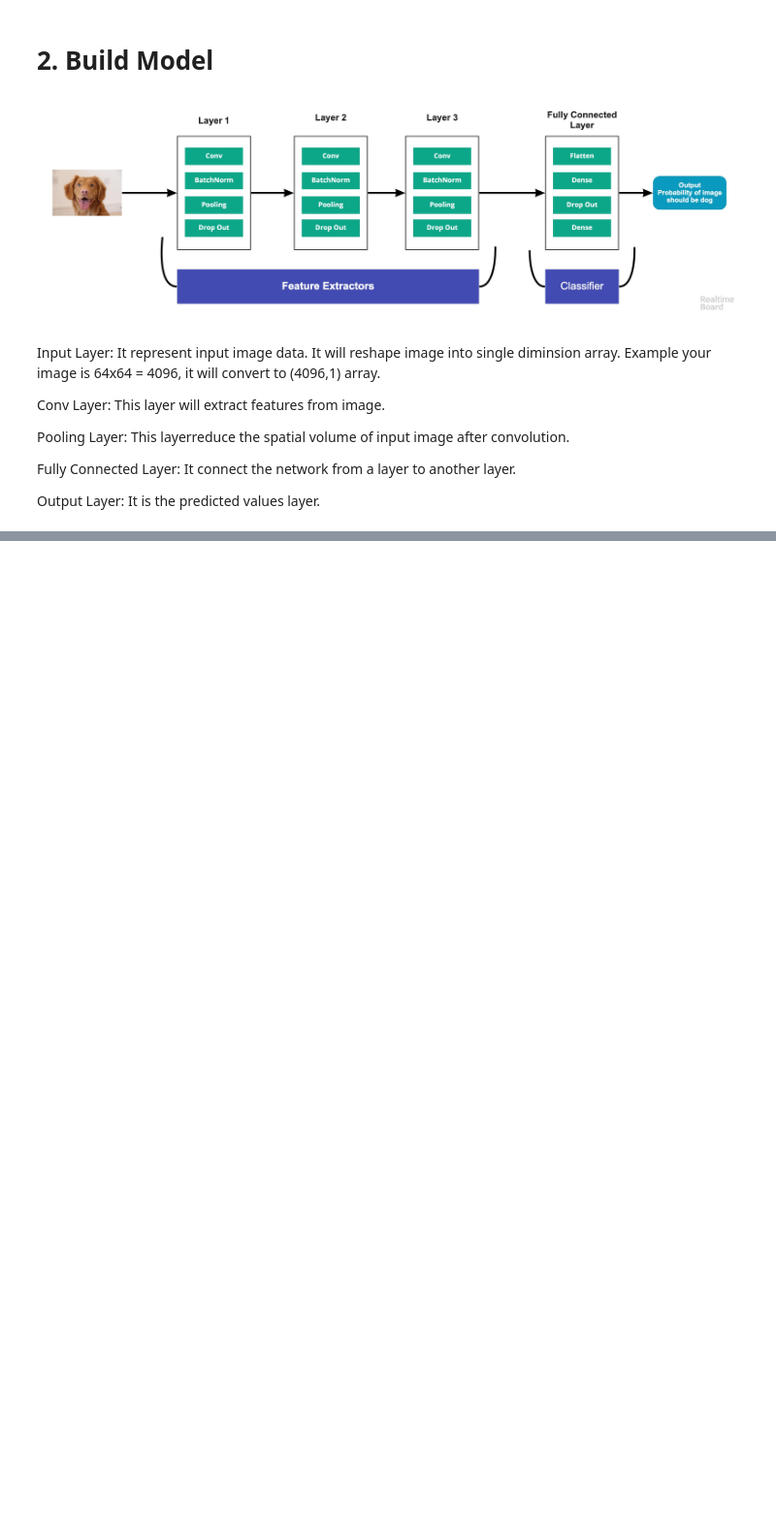
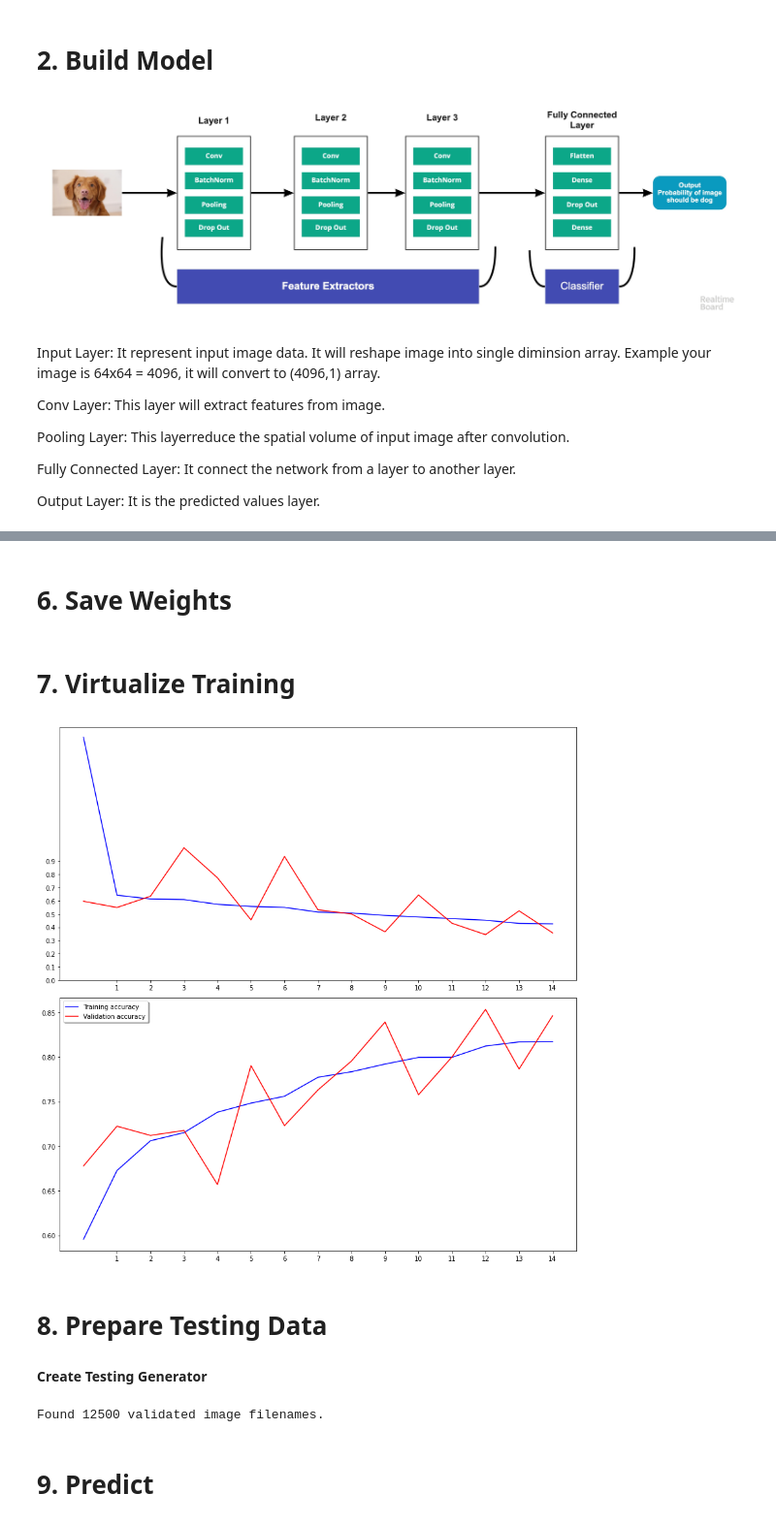
Before and after one commit to Heba-Atef99/Cats_VS_Dogs, a Jupyter notebook: Cats_vs_Dogs.ipynb, the cells around one changed output, grey strips where cells are left out. Shown at 97% size. Drawn from its saved outputs; the diff is of its cells as text; code cells hidden in the pictures; blank space fills up the shorter version.

```diff
--- a/Cats_vs_Dogs.ipynb
+++ b/Cats_vs_Dogs.ipynb
@@ -200,0 +305,4 @@ Creating a model: [link](https://pyimagesearch.com/2019/10/28/3-ways-to-create-a
+# %%
+total_train = train_df.shape[0]
+total_validate = validate_df.shape[0]
+batch_size = 15
@@ -200,0 +379,10 @@ Creating a model: [link](https://pyimagesearch.com/2019/10/28/3-ways-to-create-a
+# %%
+_epochs = 15 if FAST_RUN else 50
+history = model.fit(
+    train_generator,
+    epochs=_epochs,
+    validation_data=validate_generator,
+    validation_steps=total_validate//batch_size,
+    steps_per_epoch=total_train//batch_size,
+    callbacks=callbacks
+)
@@ -200,0 +408,2 @@ Creating a model: [link](https://pyimagesearch.com/2019/10/28/3-ways-to-create-a
+# %% [markdown]
+# 6. Save Weights
@@ -200,0 +412,20 @@ Creating a model: [link](https://pyimagesearch.com/2019/10/28/3-ways-to-create-a
+# %% [markdown]
+# 7. Virtualize Training
+# %%
+fig, (ax1, ax2) = plt.subplots(2, 1, figsize=(12, 12))
+ax1.plot(history.history['loss'], color='b', label="Training loss")
+ax1.plot(history.history['val_loss'], color='r', label="validation loss")
+ax1.set_xticks(np.arange(1, _epochs, 1))
+ax1.set_yticks(np.arange(0, 1, 0.1))
+
+ax2.plot(history.history['accuracy'], color='b', label="Training accuracy")
+ax2.plot(history.history['val_accuracy'], color='r',label="Validation accuracy")
+ax2.set_xticks(np.arange(1, _epochs, 1))
+
+legend = plt.legend(loc='best', shadow=True)
+plt.tight_layout()
+plt.show()
+# %% [output]
+[figure, added]
+# %% [markdown]
+# 8. Prepare Testing Data
@@ -200,0 +438,18 @@ Creating a model: [link](https://pyimagesearch.com/2019/10/28/3-ways-to-create-a
+# %% [markdown]
+**Create Testing Generator**
+# %%
+test_datagen = ImageDataGenerator(rescale=1./255)
+test_generator =  test_datagen.flow_from_dataframe(
+    test_df,
+    TEST_DIR,
+    x_col='filename',
+    y_col=None,
+    class_mode=None,
+    target_size=(IMAGE_HEIGHT, IMAGE_WIDTH),
+    batch_size=batch_size,
+    shuffle=False
+)
+# %% [output]
+Found 12500 validated image filenames.
+# %% [markdown]
+# 9. Predict
```
Also changed, not shown: parts of 45 cells of this notebook.
